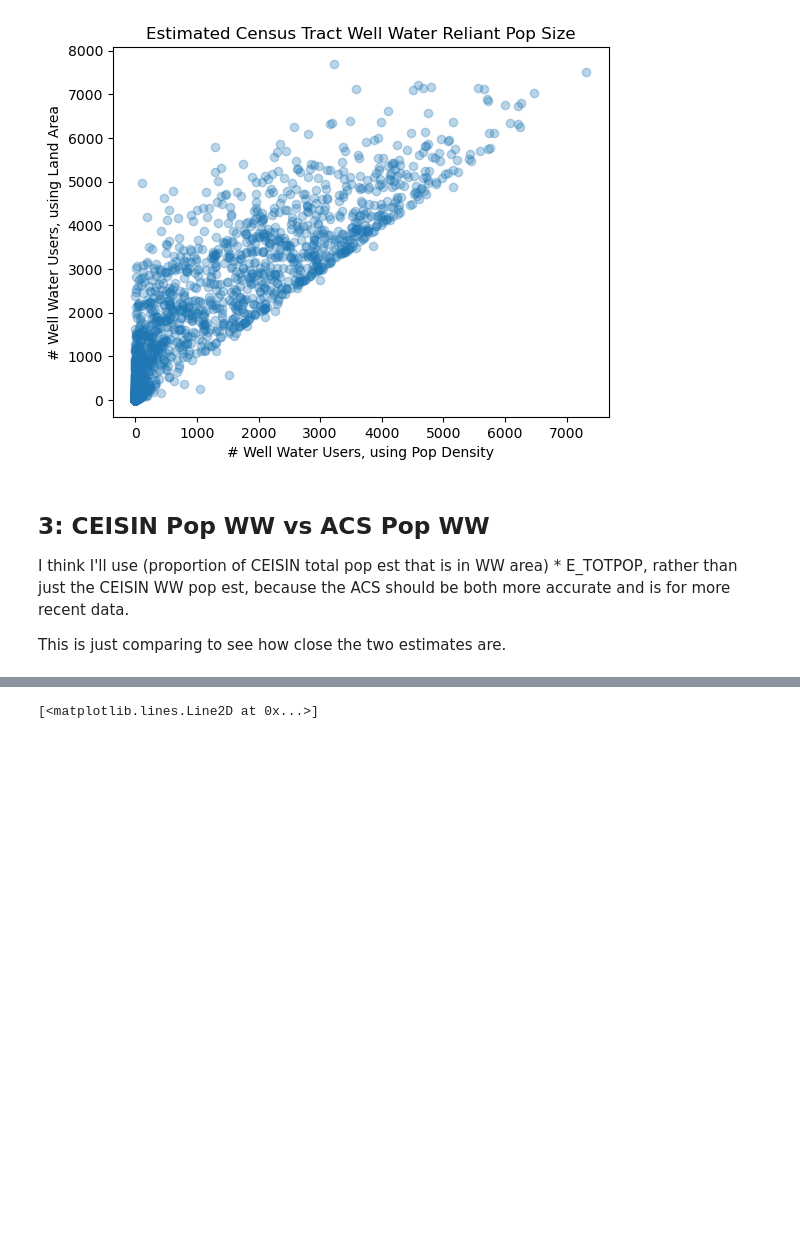
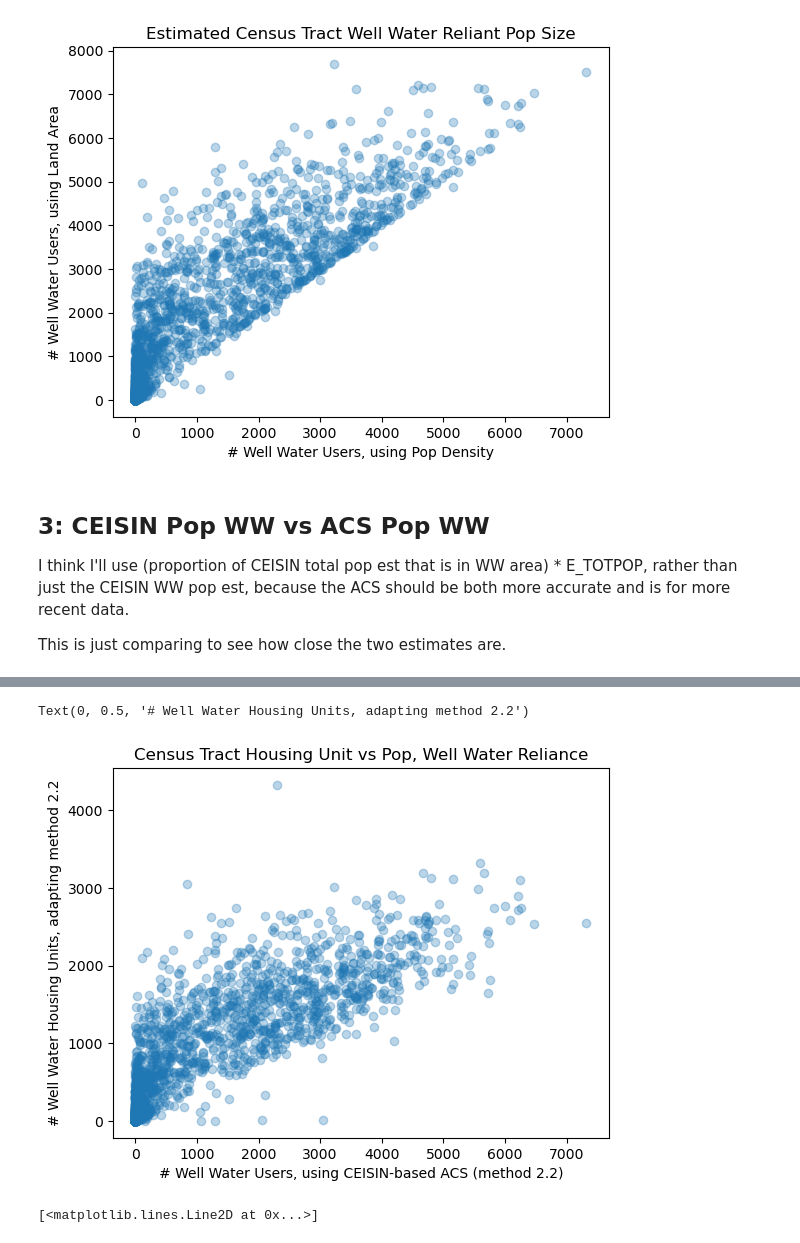
Before and after one commit to swpease/well_water, a Jupyter notebook: python/area_accuracy.ipynb, the cells around one changed output, grey strips where cells are left out. Drawn from its saved outputs; the diff is of its cells as text; code cells hidden in the pictures; blank space fills up the shorter version.

```diff
--- a/python/area_accuracy.ipynb
+++ b/python/area_accuracy.ipynb
@@ -227,3 +231,15 @@ plt.scatter(
+# %%
+fig, ax = plt.subplots()
+ax.scatter(
+    comparison_data["WW_pop_CEISIN"],
+    comparison_data["WW_HU_CEISIN"],
+    alpha=0.3)
+ax.set_title("Census Tract Housing Unit vs Pop, Well Water Reliance")
+ax.set_xlabel("# Well Water Users, using CEISIN-based ACS (method 2.2)")
+ax.set_ylabel("# Well Water Housing Units, adapting method 2.2")
+# %% [output]
+Text(0, 0.5, '# Well Water Housing Units, adapting method 2.2')
+[figure, added]
 # %%
 nonzero_area_data = comparison_data[comparison_data["frac_WW_area"] > 0]
 WW_CEISIN_Pop_diffs = (nonzero_area_data["WW_pop_CEISIN"] - nonzero_area_data["WWR_sum_pop_est"]).to_frame(name="diff")
```
Also changed, not shown: parts of 1 cell of this notebook, 1 other file.
